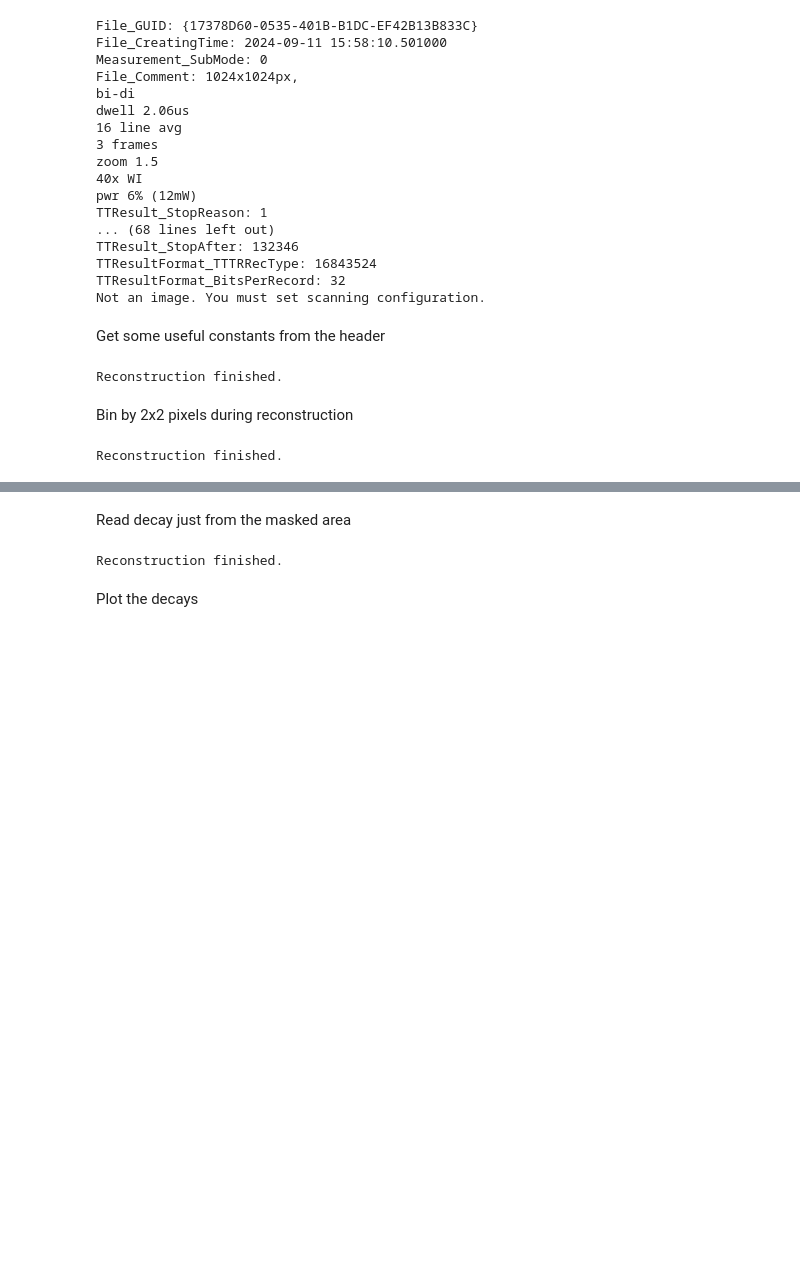
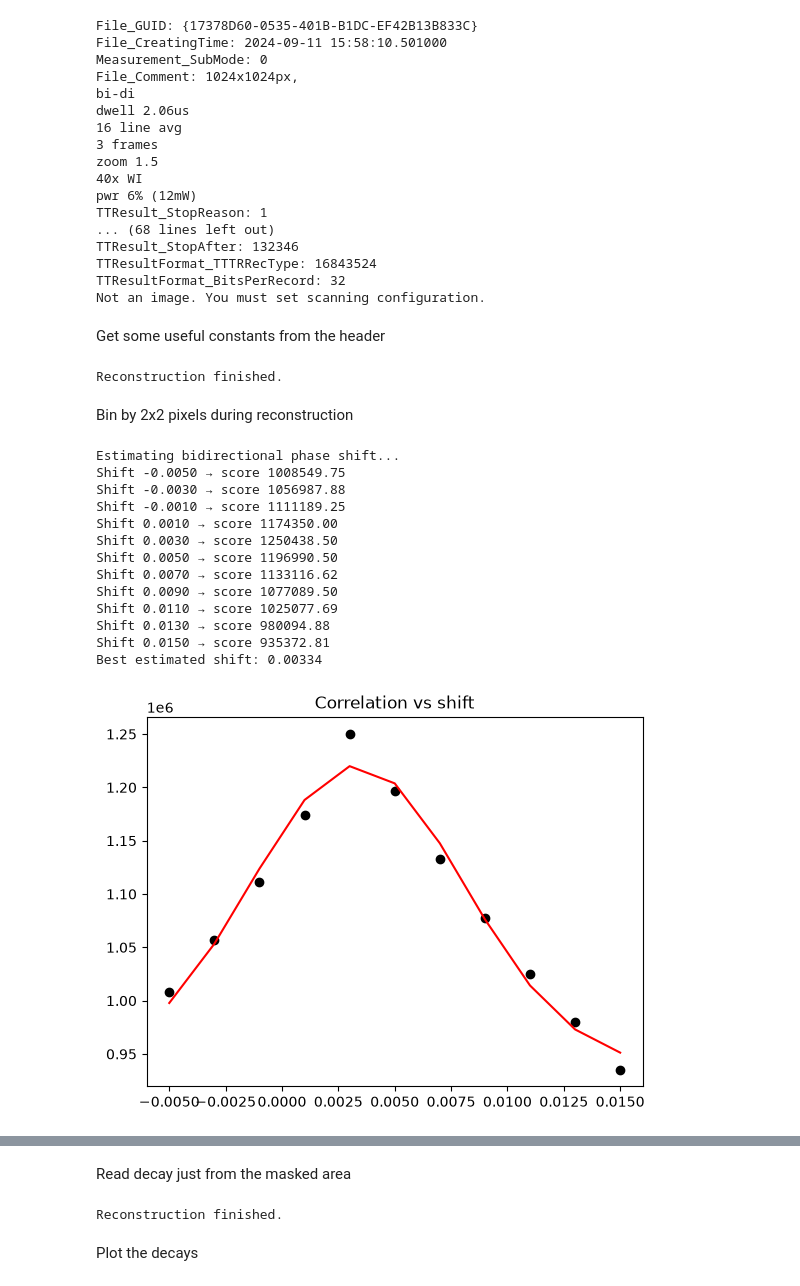
Before and after one commit to panekdal/tttrkit, a Jupyter notebook: examples/src/examples/image_reconstruction_with_masking.ipynb, the cells around one changed output, grey strips where cells are left out. Drawn from its saved outputs; the diff is of its cells as text; code cells hidden in the pictures; blank space fills up the shorter version.

```diff
--- a/examples/src/examples/image_reconstruction_with_masking.ipynb
+++ b/examples/src/examples/image_reconstruction_with_masking.ipynb
@@ -80,27 +79,40 @@ Bin by 2x2 pixels during reconstruction
 # %%
 cfg = ScanConfig(
     bidirectional=True,
-    bidirectional_phase_shift= 0.00677,
+    bidirectional_phase_shift= 0.005,
     frames= 3,
     lines=512,
     pixels=512,
     line_accumulations= (32,),
     max_detector=2
     )
-
-reconstructor = ImageReconstructor(
-        config=cfg,
-        tcspc_channels= tcspc_bins,
-        outputs=['photon_count','tcspc_histogram']
-        )
-
-for chunk in reader.iter_chunks():
-    corrected_chunk = corrector.correct(chunk)
-    reconstructor.update(corrected_chunk)
-
-result = reconstructor.finalize()
-image = result.photon_count
-decay = result.tcspc_histogram
-dtime = result.tcspc_channel * tcspc_resolution * 1e9
-# %% [output]
-Reconstruction finished.
+# %%
+import matplotlib.pyplot as plt
+from tttrkit.ptuio.utils import estimate_bidirectional_shift
+
+estimated_phase = estimate_bidirectional_shift(
+        reader=reader,
+        config=cfg
+        )
+
+cfg.bidirectional_phase_shift, scores = estimated_phase
+_, ax = plt.subplots()
+ax.plot(scores[0],scores[1],color='black',marker='o',linestyle='')
+ax.plot(scores[0],scores[2],color='red',linestyle='-')
+ax.set_title('Correlation vs shift')
+plt.show()
+# %% [output]
+Estimating bidirectional phase shift...
+Shift -0.0050 → score 1008549.75
+Shift -0.0030 → score 1056987.88
+Shift -0.0010 → score 1111189.25
+Shift 0.0010 → score 1174350.00
+Shift 0.0030 → score 1250438.50
+Shift 0.0050 → score 1196990.50
+Shift 0.0070 → score 1133116.62
+Shift 0.0090 → score 1077089.50
+Shift 0.0110 → score 1025077.69
+Shift 0.0130 → score 980094.88
+Shift 0.0150 → score 935372.81
+Best estimated shift: 0.00334
+[figure, added]
```
Also changed, not shown: parts of 12 cells of this notebook, 8 other files.
